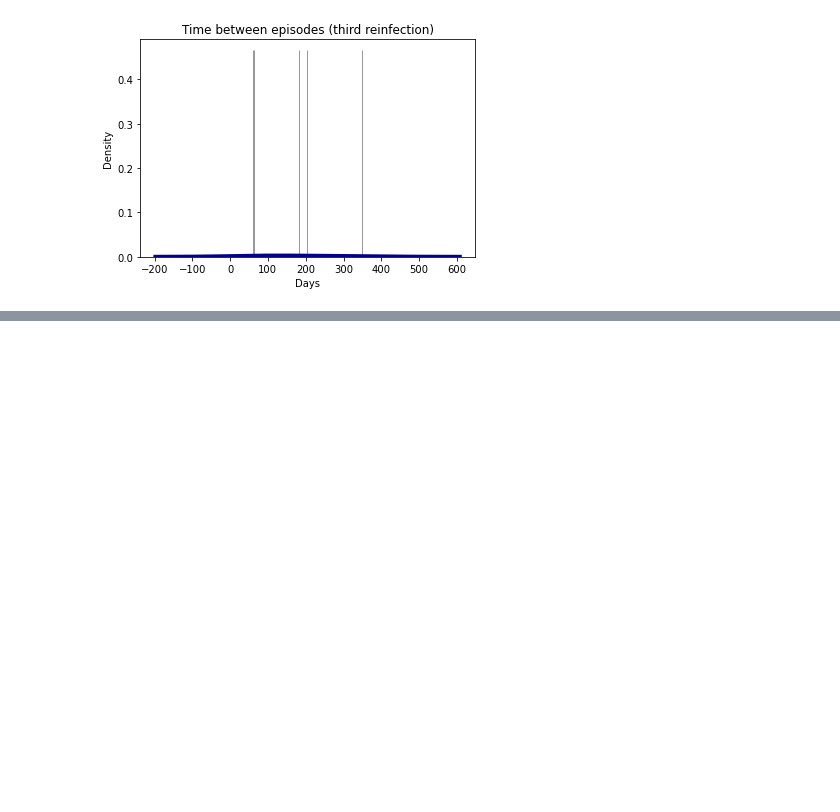
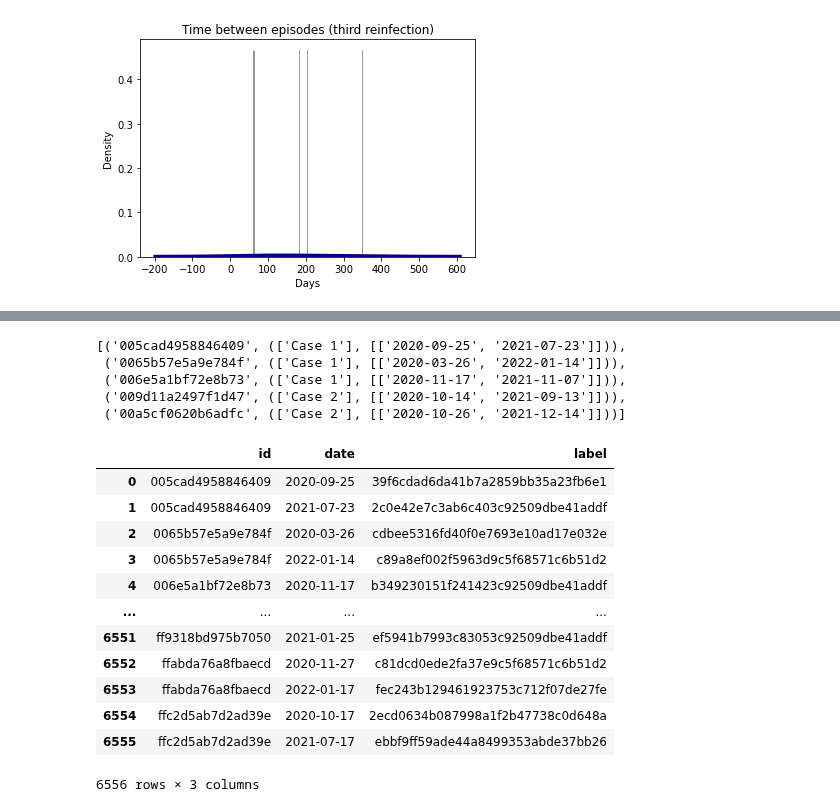
Before and after one commit to fcomnozz/ReCOVID, a Jupyter notebook: scripts/multiple_reinfection.ipynb, the cells around one changed output, grey strips where cells are left out. Drawn from its saved outputs; the diff is of its cells as text; code cells hidden in the pictures; blank space fills up the shorter version.

Commit message:
getting labels of first PCR of 1st and 2nd episodes

```diff
--- a/scripts/multiple_reinfection.ipynb
+++ b/scripts/multiple_reinfection.ipynb
@@ -748,0 +800,49 @@ plt.ylabel('Density')
+# %%
+pcrs = pcrs.drop_duplicates()
+# %%
+from itertools import islice
+
+def take(n, iterable):
+    "Return first n items of the iterable as a list"
+    return list(islice(iterable, n))
+
+take(5, dates_dict.items())
+# %% [output]
+[('005cad4958846409', (['Case 1'], [['2020-09-25', '2021-07-23']])),
+ ('0065b57e5a9e784f', (['Case 1'], [['2020-03-26', '2022-01-14']])),
+ ('006e5a1bf72e8b73', (['Case 1'], [['2020-11-17', '2021-11-07']])),
+ ('009d11a2497f1d47', (['Case 2'], [['2020-10-14', '2021-09-13']])),
+ ('00a5cf0620b6adfc', (['Case 2'], [['2020-10-26', '2021-12-14']]))]
+# %%
+# getting dates of first PCR of first and second episode
+k = []
+v = []
+for x in dates_dict.keys():
+    try:
+        v.append(dates_dict[x][1][0][0])
+        v.append(dates_dict[x][1][0][1])
+        k.append(x)
+        k.append(x)
+    except IndexError: # avoiding empty values
+        pass
+# %%
+tolabel = pd.DataFrame(data = {'id':k, 'date':v})
+# %%
+labels = pd.merge(tolabel, pcrs, on = ['id', 'date'])
+# %%
+# labels of first PCR of 1st and 2nd episode
+labels
+# %% [output]
+|  | id | date | label |
+| 0 | 005cad4958846409 | 2020-09-25 | 39f6cdad6da41b7a2859bb35a23fb6e1 |
+| 1 | 005cad4958846409 | 2021-07-23 | 2c0e42e7c3ab6c403c92509dbe41addf |
+| 2 | 0065b57e5a9e784f | 2020-03-26 | cdbee5316fd40f0e7693e10ad17e032e |
+| 3 | 0065b57e5a9e784f | 2022-01-14 | c89a8ef002f5963d9c5f68571c6b51d2 |
+| 4 | 006e5a1bf72e8b73 | 2020-11-17 | b349230151f241423c92509dbe41addf |
+| ... | ... | ... | ... |
+| 6551 | ff9318bd975b7050 | 2021-01-25 | ef5941b7993c83053c92509dbe41addf |
+| 6552 | ffabda76a8fbaecd | 2020-11-27 | c81dcd0ede2fa37e9c5f68571c6b51d2 |
+| 6553 | ffabda76a8fbaecd | 2022-01-17 | fec243b129461923753c712f07de27fe |
+| 6554 | ffc2d5ab7d2ad39e | 2020-10-17 | 2ecd0634b087998a1f2b47738c0d648a |
+| 6555 | ffc2d5ab7d2ad39e | 2021-07-17 | ebbf9ff59ade44a8499353abde37bb26 |
+6556 rows × 3 columns
```
Also changed, not shown: parts of 17 cells of this notebook, 1 other file.
